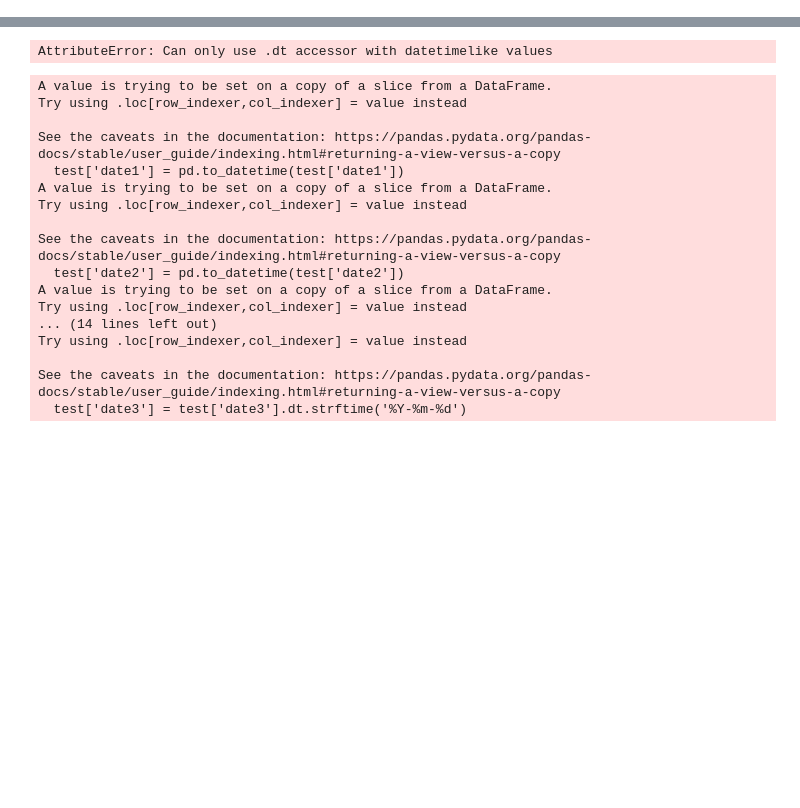
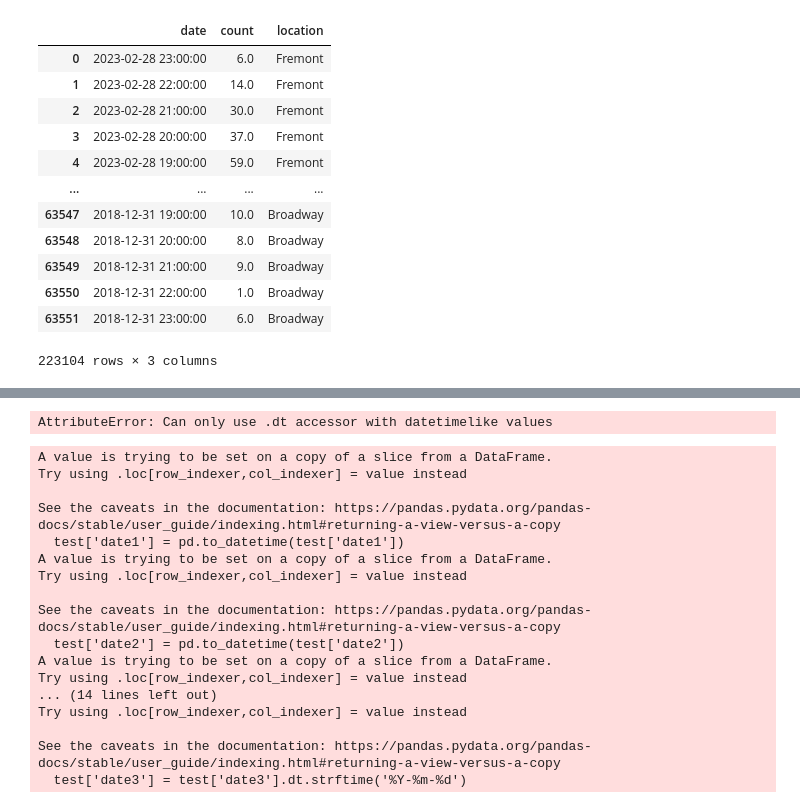
Before and after one commit to jaredap1995/UCB-Bootcamp-project03-group10, a Jupyter notebook: test.ipynb, the cells around one changed output, grey strips where cells are left out. Drawn from its saved outputs; the diff is of its cells as text; code cells hidden in the pictures; blank space fills up the shorter version.

```diff
--- a/test.ipynb
+++ b/test.ipynb
@@ -121,0 +93,17 @@ df_melted
+# %%
+df_combined = df_combined.dropna(subset=['date'])
+df_combined
+# %% [output]
+|  | date | count | location |
+| 0 | 2023-02-28 23:00:00 | 6.0 | Fremont |
+| 1 | 2023-02-28 22:00:00 | 14.0 | Fremont |
+| 2 | 2023-02-28 21:00:00 | 30.0 | Fremont |
+| 3 | 2023-02-28 20:00:00 | 37.0 | Fremont |
+| 4 | 2023-02-28 19:00:00 | 59.0 | Fremont |
+| ... | ... | ... | ... |
+| 63547 | 2018-12-31 19:00:00 | 10.0 | Broadway |
+| 63548 | 2018-12-31 20:00:00 | 8.0 | Broadway |
+| 63549 | 2018-12-31 21:00:00 | 9.0 | Broadway |
+| 63550 | 2018-12-31 22:00:00 | 1.0 | Broadway |
+| 63551 | 2018-12-31 23:00:00 | 6.0 | Broadway |
+223104 rows × 3 columns
```
Also changed, not shown: parts of 10 cells of this notebook.
